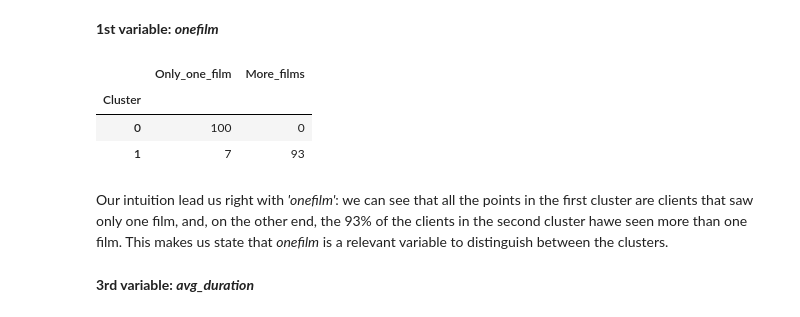
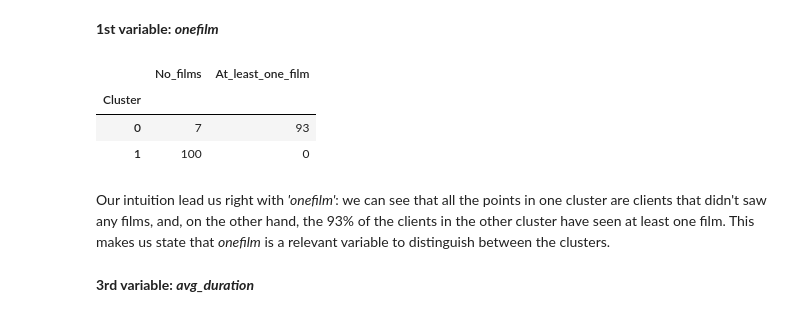
Before and after one commit to HazemTarek1080/A-Comprehensive-Analysis-of-Netflix-User-Behavior-Through-Hashing-and-Clustering-Techniques, a Jupyter notebook: Q2.3_2.4.ipynb, the cells around one changed output. Cells and saved outputs as stored; diff of their text form; code cells hidden in the pictures.

Commit message:
Update Q2.3_2.4
Correct typos and interpretation of feature 'onefilm'

```diff
--- a/Q2.3_2.4.ipynb
+++ b/Q2.3_2.4.ipynb
@@ -411,26 +413,26 @@ Since the second and third feature were divided into four cathegories, using the
 # %%
 # Dataset copy to create the pivot table
 dfpivot = dftotal9.copy()
 dfpivot = dfpivot[['Cluster', 'onefilm']]
 
 # Summarizing values
 pivotpart = dfpivot.groupby('Cluster').agg(list)
 takeproportion = lambda l: sum(l)/len(l)
-pivotpart['Only_one_film']= pivotpart.onefilm.apply(lambda x: round(takeproportion(x) * 100))
-pivotpart['More_films'] = pivotpart.onefilm.apply(lambda x: round((1 -takeproportion(x)) * 100))
+pivotpart['No_films']= pivotpart.onefilm.apply(lambda x: round(takeproportion(x) * 100))
+pivotpart['At_least_one_film'] = pivotpart.onefilm.apply(lambda x: round((1 -takeproportion(x)) * 100))
 
 # Dropping unused columns
 pivotpart.drop('onefilm', axis=1, inplace=True)
 
 #Showing pivot table
 pivotpart
 # %% [output]
-|  | Only_one_film | More_films |
+|  | No_films | At_least_one_film |
 | Cluster |  |  |
-| 0 | 100 | 0 |
-| 1 | 7 | 93 |
+| 0 | 7 | 93 |
+| 1 | 100 | 0 |
 # %% [markdown]
-Our intuition lead us right with *'onefilm'*: we can see that all the points in the first cluster are clients that saw only one film, and, on the other end, the 93% of the clients in the second cluster hawe seen more than one film. This makes us state that *onefilm* is a relevant variable to distinguish between the clusters.
+Our intuition lead us right with *'onefilm'*: we can see that all the points in one cluster are clients that didn't saw any films, and, on the other hand, the 93% of the clients in the other cluster have seen at least one film. This makes us state that *onefilm* is a relevant variable to distinguish between the clusters.
 # %% [markdown]
 **3rd variable: *avg_duration***
 # %%
```
Also changed, not shown: parts of 15 cells of this notebook, 1 other file.
